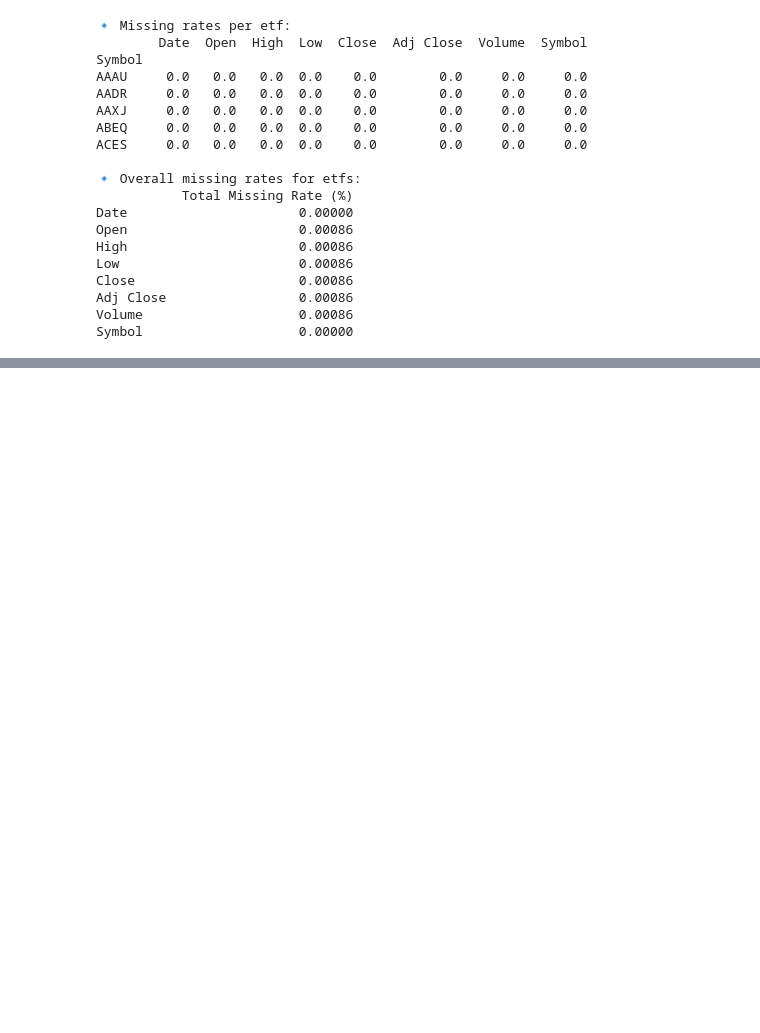
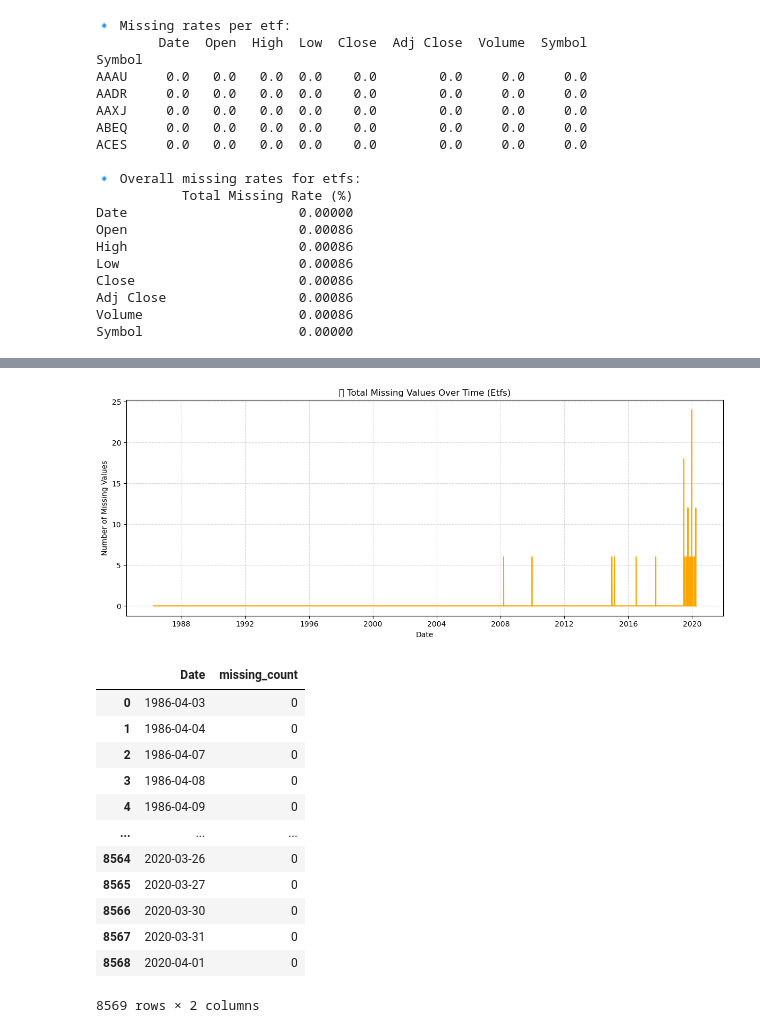
Before and after one commit to chedliabd/cross-exchange-asset-analysis, a Jupyter notebook: results.ipynb, the cells around one changed output, grey strips where cells are left out. Drawn from its saved outputs; the diff is of its cells as text; code cells hidden in the pictures; blank space fills up the shorter version.

```diff
--- a/results.ipynb
+++ b/results.ipynb
@@ -572,0 +675,17 @@ print(zero_overall_etfs)
+# %%
+plot_missing_counts_over_time(all_etfs, label="Etfs")
+# %% [output]
+[figure, added]
+|  | Date | missing_count |
+| 0 | 1986-04-03 | 0 |
+| 1 | 1986-04-04 | 0 |
+| 2 | 1986-04-07 | 0 |
+| 3 | 1986-04-08 | 0 |
+| 4 | 1986-04-09 | 0 |
+| ... | ... | ... |
+| 8564 | 2020-03-26 | 0 |
+| 8565 | 2020-03-27 | 0 |
+| 8566 | 2020-03-30 | 0 |
+| 8567 | 2020-03-31 | 0 |
+| 8568 | 2020-04-01 | 0 |
+8569 rows × 2 columns
```
Also changed, not shown: parts of 8 cells of this notebook, 12 other files.
